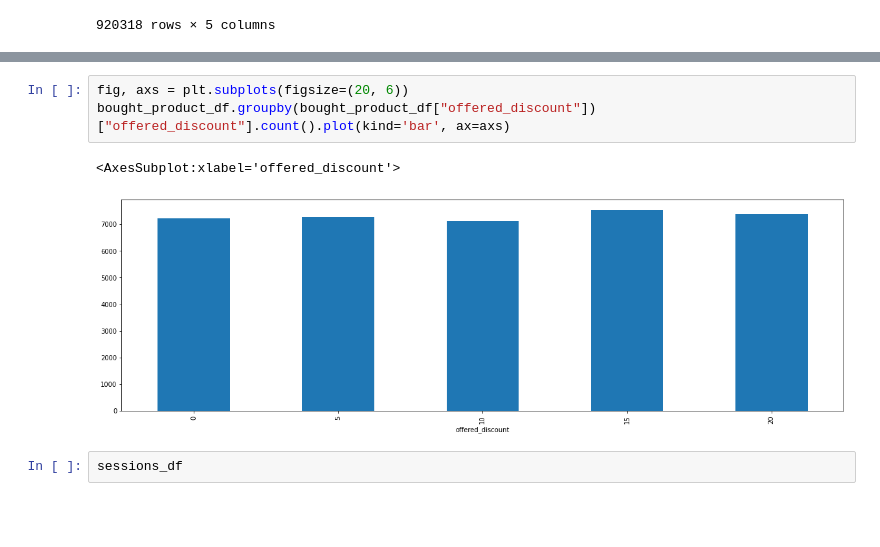
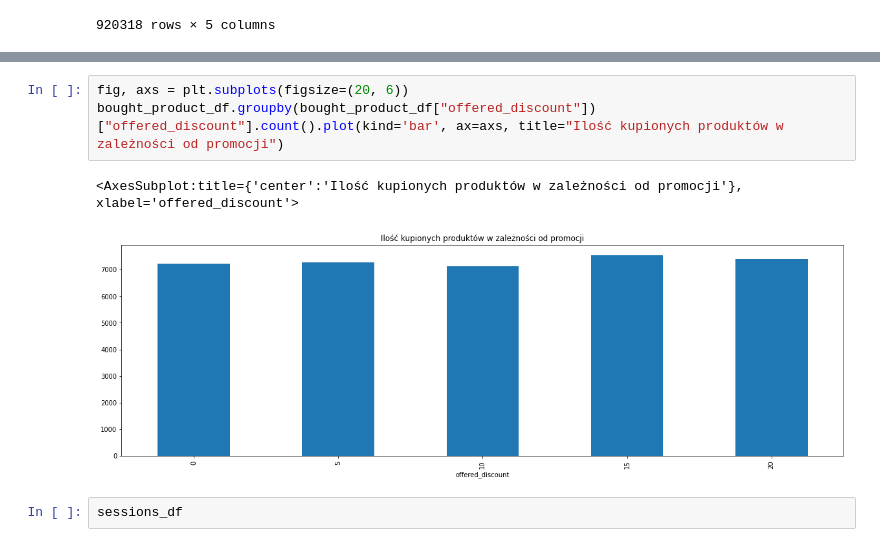
Before and after one commit to Rolkarolka/Delivery-optimization, a Jupyter notebook: notebooks/data_analysis.ipynb, the cells around one changed output, grey strips where cells are left out. Drawn from its saved outputs; the diff is of its cells as text; blank space fills up the shorter version.

Commit message:
DO-3 | add plot title

```diff
--- a/notebooks/data_analysis.ipynb
+++ b/notebooks/data_analysis.ipynb
@@ -296,10 +298,10 @@ date
 [figure]
 # %%
 fig, axs = plt.subplots(figsize=(20, 6))
-bought_product_df.groupby(bought_product_df["offered_discount"])["offered_discount"].count().plot(kind='bar', ax=axs)
+bought_product_df.groupby(bought_product_df["offered_discount"])["offered_discount"].count().plot(kind='bar', ax=axs, title="Ilość kupionych produktów w zależności od promocji")
 # %% [output]
-<AxesSubplot:xlabel='offered_discount'>
+<AxesSubplot:title={'center':'Ilość kupionych produktów w zależności od promocji'}, xlabel='offered_discount'>
-[figure, old version]
+[figure, new version]
 # %%
 sessions_df
 # %% [output]
```
Also changed, not shown: parts of 6 cells of this notebook.
